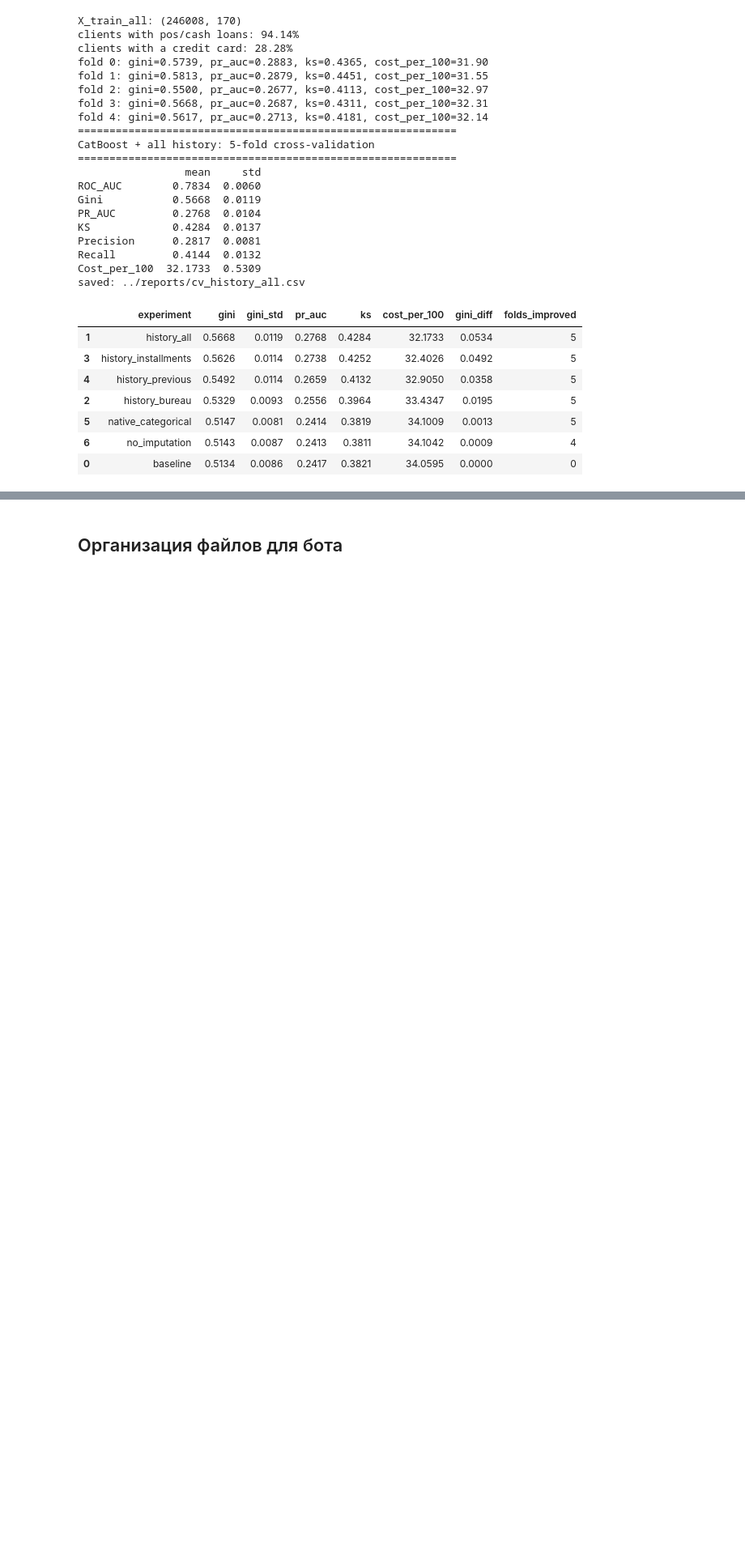
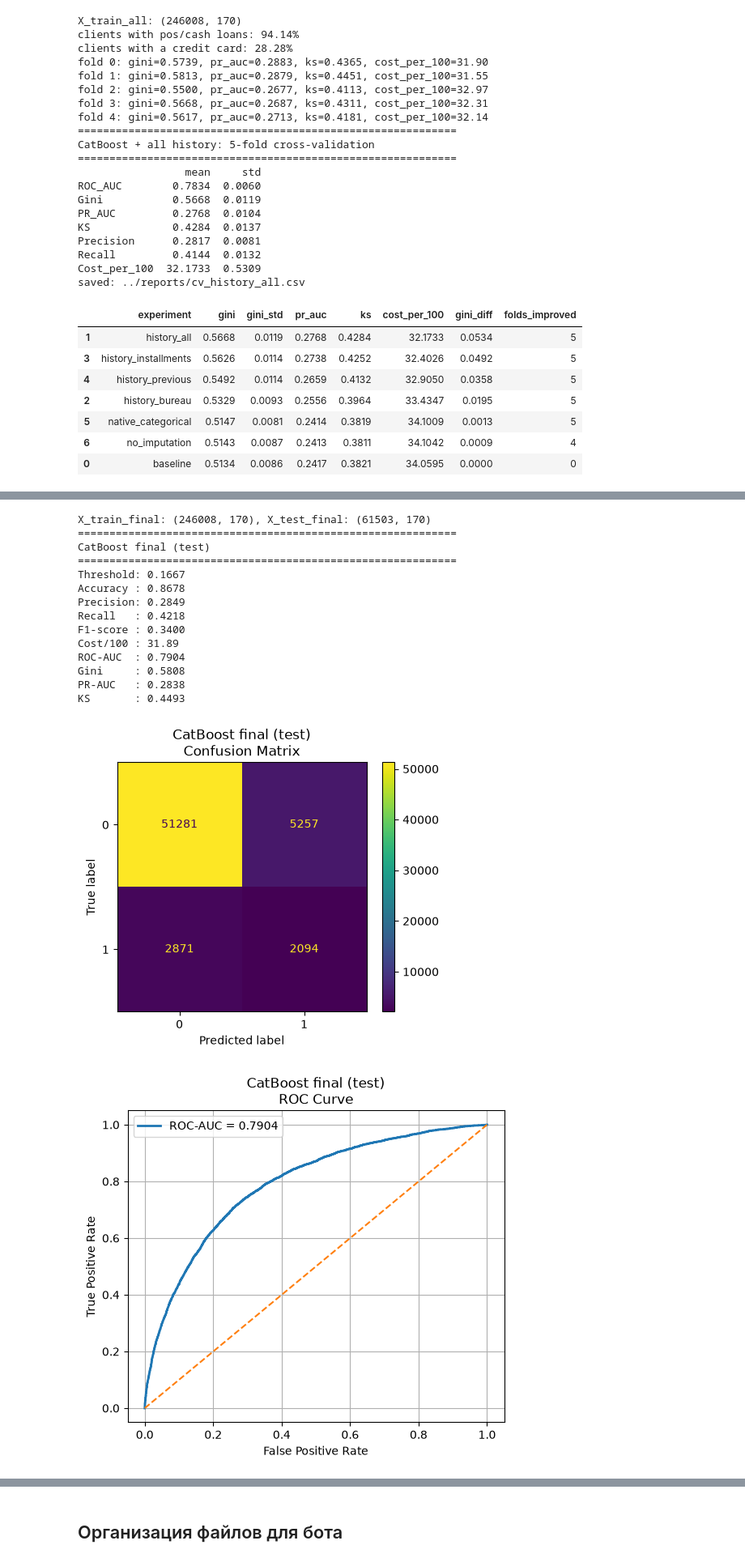
Before and after one commit to Twickitt/Credit-Scoring-Bot, a Jupyter notebook: notebooks/Credit-Scoring-Analysis.ipynb, the cells around one changed output, grey strips where cells are left out. Shown at 81% size. Saved outputs shown, nothing was run; the diff lists cells and outputs as text; code cells hidden in the pictures; blank space fills up the shorter version.

Commit message:
Tried Optuna tuning, but default CatBoost params were better. Checked the final model on test, added SHAP, updated the bot with credit history and a reserve  model

```diff
--- a/notebooks/Credit-Scoring-Analysis.ipynb
+++ b/notebooks/Credit-Scoring-Analysis.ipynb
@@ -1851,0 +2029,44 @@ comparison.round(4)
+# %%
+# final check on X_test: these clients were never used in any experiment, so this is the honest estimate
+# the final model uses the full feature set and the default catboost settings:
+# the tuned ones were not better on the business metric (cost of mistakes)
+X_train_final = add_balances(add_installments(add_previous(add_bureau(X_train_cat))))
+X_test_final = add_balances(add_installments(add_previous(add_bureau(X_test_cat))))
+
+print(f"X_train_final: {X_train_final.shape}, X_test_final: {X_test_final.shape}")
+
+final_model = CatBoostClassifier(
+    iterations=500,
+    depth=6,
+    learning_rate=0.05,
+    loss_function='Logloss',
+    eval_metric='AUC',
+    random_seed=3,
+    verbose=0
+)
+final_model.fit(X_train_final, y_train, cat_features=cat_features)
+
+final_result = evaluate_model(
+    final_model,
+    X_test_final,
+    y_test,
+    'CatBoost final (test)',
+    threshold=final_threshold
+)
+# %% [output]
+X_train_final: (246008, 170), X_test_final: (61503, 170)
+============================================================
+CatBoost final (test)
+============================================================
+Threshold: 0.1667
+Accuracy : 0.8678
+Precision: 0.2849
+Recall   : 0.4218
+F1-score : 0.3400
+Cost/100 : 31.89
+ROC-AUC  : 0.7904
+Gini     : 0.5808
+PR-AUC   : 0.2838
+KS       : 0.4493
+[figure, added]
+[figure, added]
```
Also changed, not shown: parts of 23 cells of this notebook, 21 other files.
